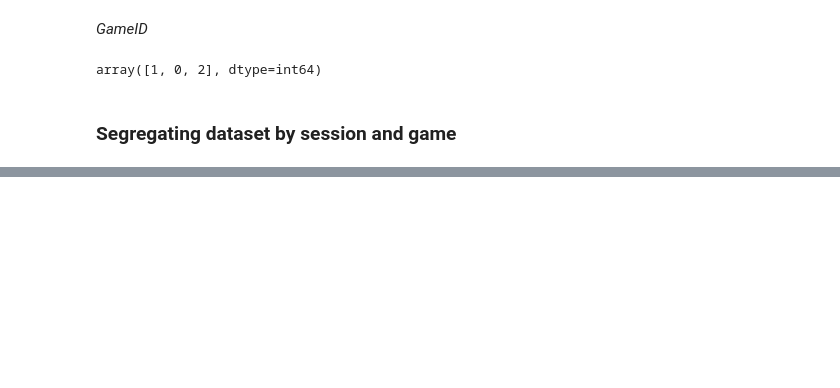
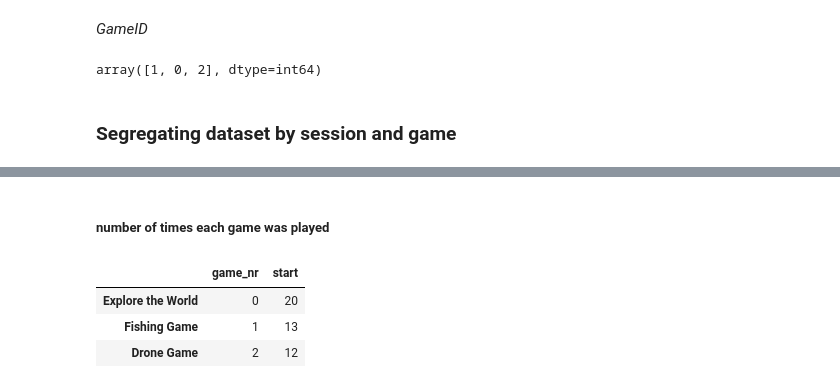
Before and after one commit to doscsy12/robotic_hometherapy, a Jupyter notebook: Extract_database.ipynb, the cells around one changed output, grey strips where cells are left out. Cells and saved outputs as stored; diff of their text form; code cells hidden in the pictures; blank space fills up the shorter version.

```diff
--- a/Extract_database.ipynb
+++ b/Extract_database.ipynb
@@ -460,0 +466,11 @@ plt.show();
+# %% [markdown]
+##### number of times each game was played
+# %%
+time_gamecount = time_session.groupby(['game_nr']).count().reset_index()
+time_gamecount.index = time_gamecount.index.map(game_id_dict)
+time_gamecount.drop(columns=['session_nr','end','diff','just_date'])
+# %% [output]
+|  | game_nr | start |
+| Explore the World | 0 | 20 |
+| Fishing Game | 1 | 13 |
+| Drone Game | 2 | 12 |
```
Also changed, not shown: parts of 64 cells of this notebook, 1 other file.
